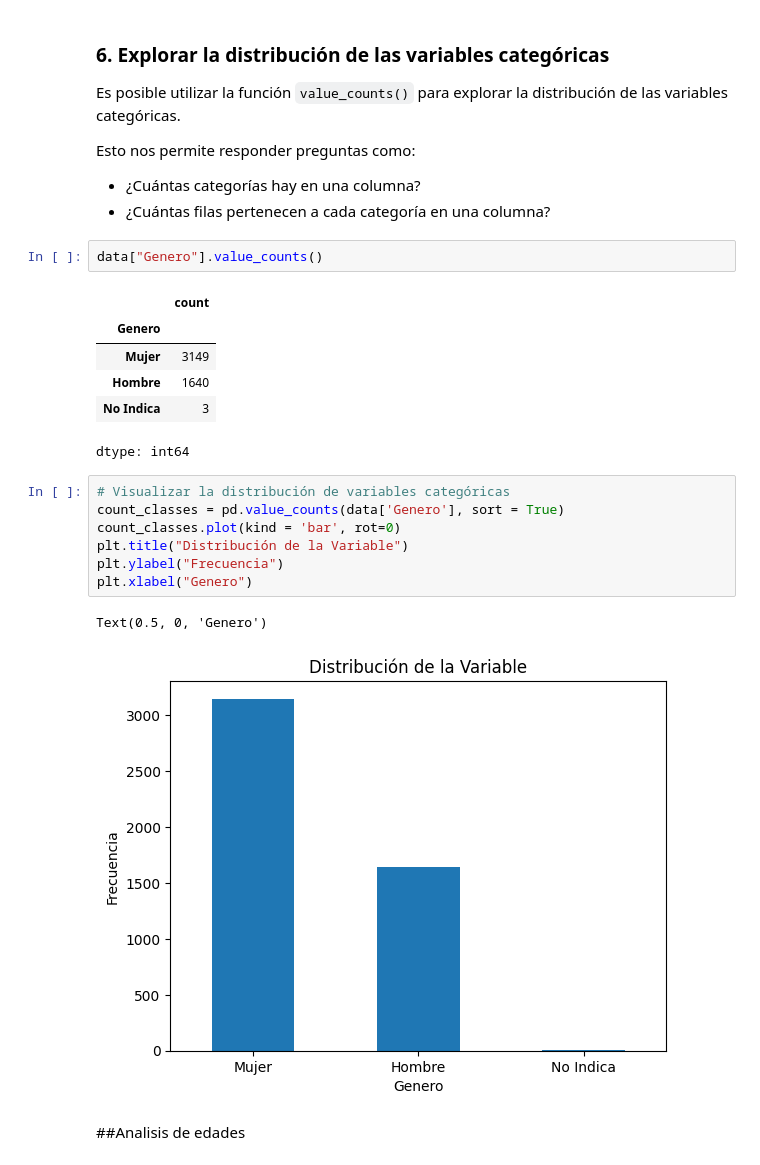
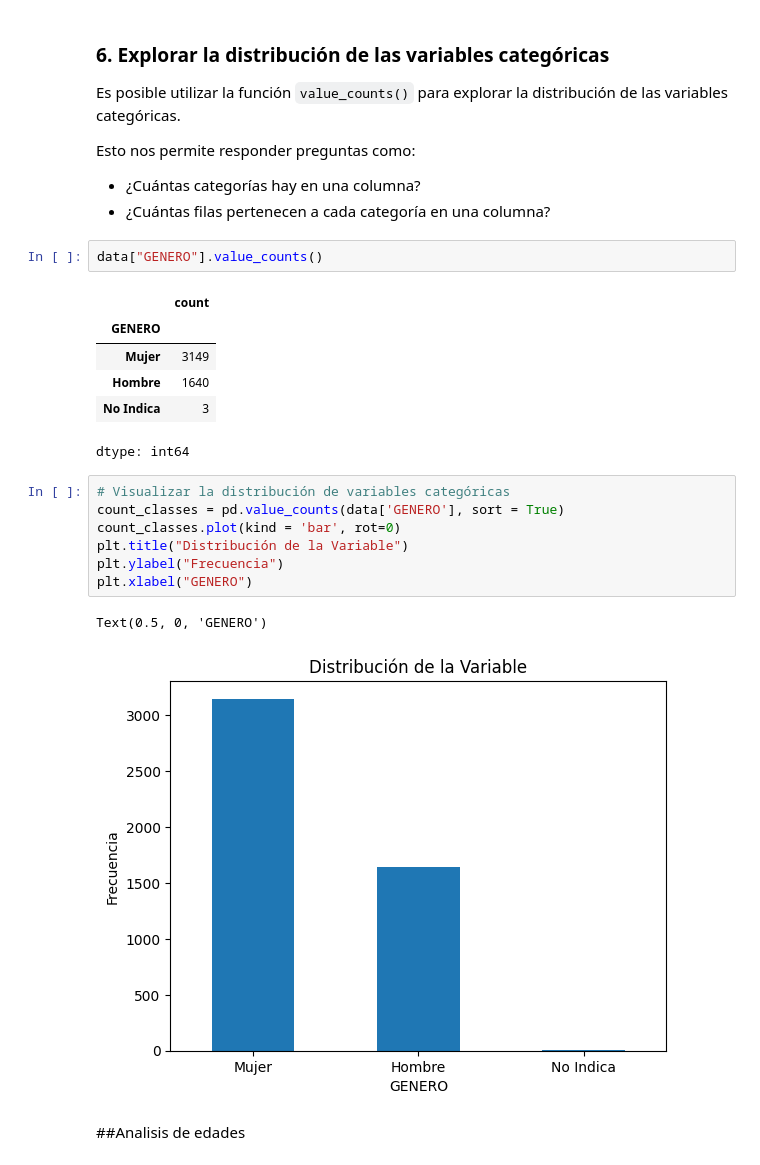
Before and after one commit to Pedro0927/CienciaDatos-MASDI, a Jupyter notebook: Seccion_1/Ejemplo_1-mall_customers_clustering.ipynb, the cells around one changed output. Drawn from its saved outputs; the diff is of its cells as text.

```diff
--- a/Seccion_1/Ejemplo_1-mall_customers_clustering.ipynb
+++ b/Seccion_1/Ejemplo_1-mall_customers_clustering.ipynb
@@ -167,23 +167,23 @@ Esto nos permite responder preguntas como:
 * ¿Cuántas categorías hay en una columna?
 * ¿Cuántas filas pertenecen a cada categoría en una columna?
 # %%
-data["Genero"].value_counts()
+data["GENERO"].value_counts()
 # %% [output]
 |  | count |
-| Genero |  |
+| GENERO |  |
 | Mujer | 3149 |
 | Hombre | 1640 |
 | No Indica | 3 |
 dtype: int64
 # %%
 # Visualizar la distribución de variables categóricas
-count_classes = pd.value_counts(data['Genero'], sort = True)
+count_classes = pd.value_counts(data['GENERO'], sort = True)
 count_classes.plot(kind = 'bar', rot=0)
 plt.title("Distribución de la Variable")
 plt.ylabel("Frecuencia")
-plt.xlabel("Genero")
+plt.xlabel("GENERO")
 # %% [output]
-Text(0.5, 0, 'Genero')
+Text(0.5, 0, 'GENERO')
-[figure, old version]
+[figure, new version]
 # %% [markdown]
 ##Analisis de edades
```
Also changed, not shown: parts of 9 cells of this notebook.
